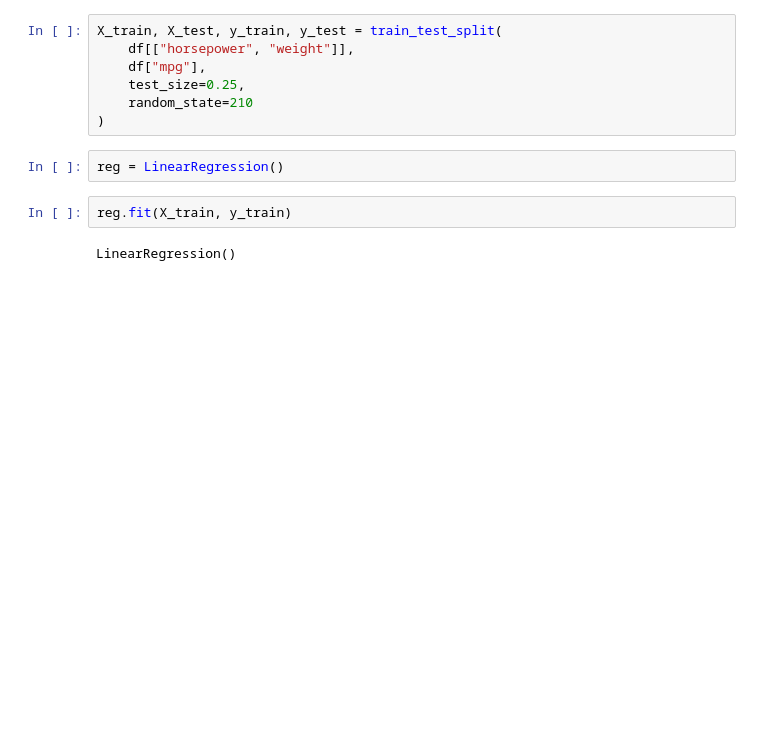
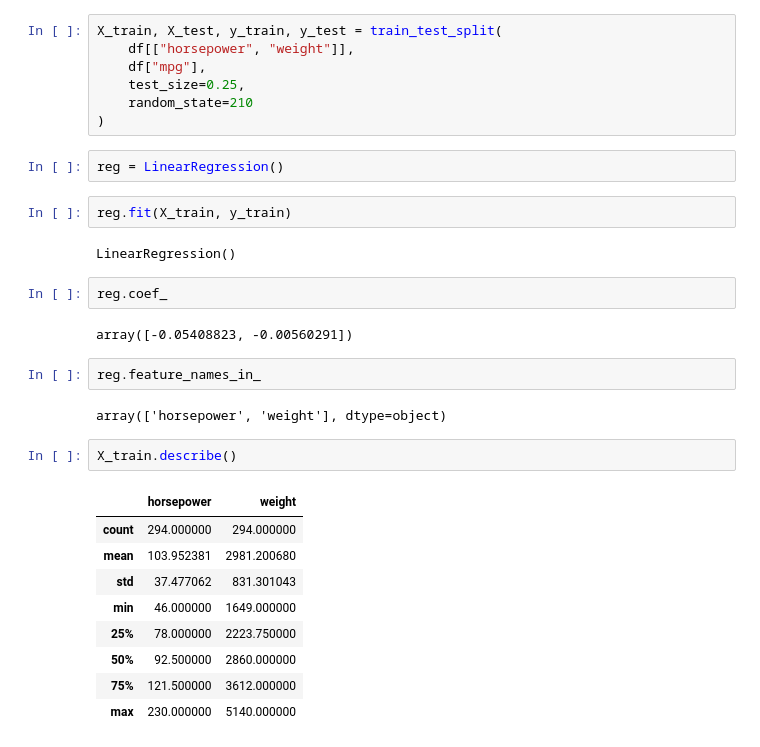
Before and after one commit to ChristopherDavisUCI/AISCI210-Unit2-NN1, a Jupyter notebook: Week7-Thursday.ipynb, the cells around one changed output. Saved outputs shown, nothing was run; the diff lists cells and outputs as text; blank space fills up the shorter version.

```diff
--- a/Week7-Thursday.ipynb
+++ b/Week7-Thursday.ipynb
@@ -266,3 +179,23 @@ reg = LinearRegression()
 reg.fit(X_train, y_train)
 # %% [output]
 LinearRegression()
+# %%
+reg.coef_
+# %% [output]
+array([-0.05408823, -0.00560291])
+# %%
+reg.feature_names_in_
+# %% [output]
+array(['horsepower', 'weight'], dtype=object)
+# %%
+X_train.describe()
+# %% [output]
+|  | horsepower | weight |
+| count | 294.000000 | 294.000000 |
+| mean | 103.952381 | 2981.200680 |
+| std | 37.477062 | 831.301043 |
+| min | 46.000000 | 1649.000000 |
+| 25% | 78.000000 | 2223.750000 |
+| 50% | 92.500000 | 2860.000000 |
+| 75% | 121.500000 | 3612.000000 |
+| max | 230.000000 | 5140.000000 |
```
Also changed, not shown: parts of 32 cells of this notebook.
